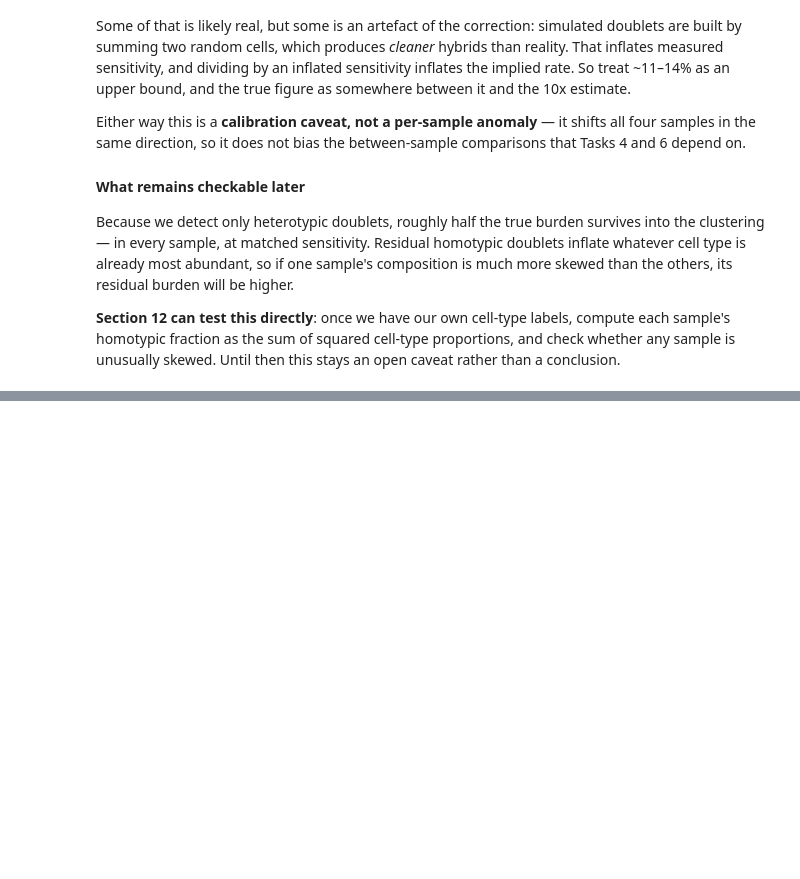
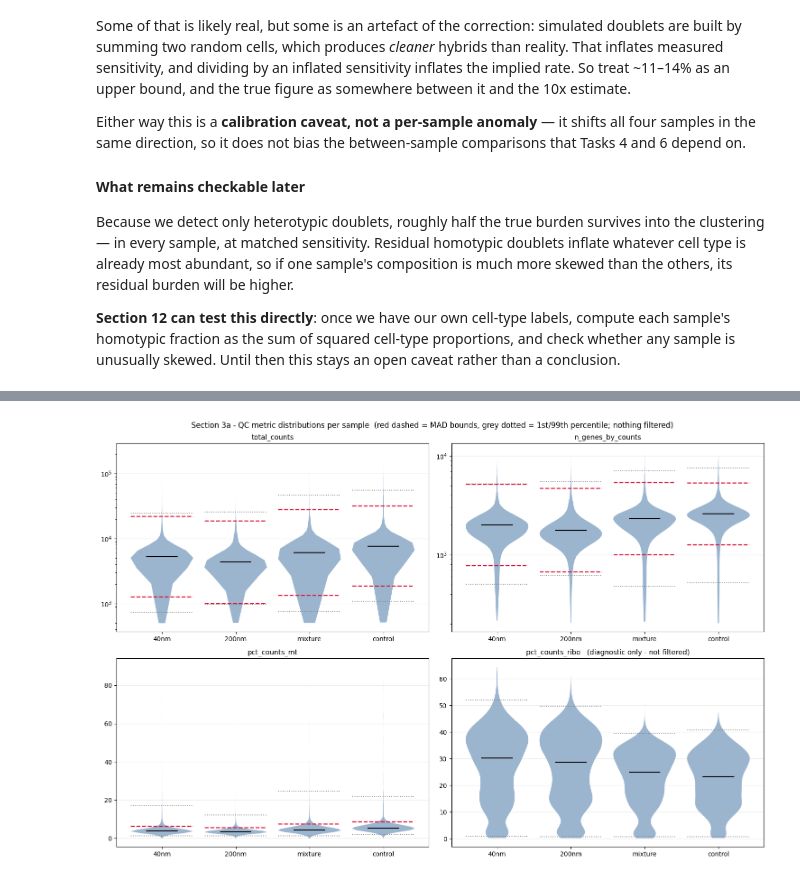
Before and after one commit to paunovicaleksa/GI, a Jupyter notebook: nanoplastics_pipeline.ipynb, the cells around one changed output, grey strips where cells are left out. Cells and saved outputs as stored; diff of their text form; code cells hidden in the pictures; blank space fills up the shorter version.

```diff
--- a/nanoplastics_pipeline.ipynb
+++ b/nanoplastics_pipeline.ipynb
@@ -672,0 +1035,63 @@ print('\nSection 2 complete: doublets scored, thresholded per sample, and remove
+# %%
+# Distribution plots - one panel per metric, four violins per panel (one per sample),
+# so cross-sample differences are read directly rather than inferred across figures.
+#
+# Reference lines only. Red dashed = MAD bounds (once METRIC_RULES is filled), grey
+# dotted = 1st/99th percentile. Nothing is filtered by this cell.
+#
+# Depth and genes-detected use a log y-axis: both span orders of magnitude, and on a
+# linear axis the bulk of cells collapses into a line at the bottom while a few
+# high-depth cells stretch the whole panel.
+LABELS = list(adatas)
+
+fig, axes = plt.subplots(2, 2, figsize=(15, 10))
+
+for ax, metric in zip(axes.ravel(), QC_METRICS):
+    series = [adatas[l].obs[metric].to_numpy() for l in LABELS]
+    parts = ax.violinplot(series, positions=range(len(LABELS)),
+                          showmedians=True, showextrema=False, widths=0.85)
+    for body in parts['bodies']:
+        body.set_facecolor('#4C78A8')
+        body.set_alpha(0.55)
+    parts['cmedians'].set_color('black')
+
+    rule_col = RULE_METRIC[metric]
+    for i, label in enumerate(LABELS):
+        obs = adatas[label].obs
+
+        # Percentile reference, drawn on the metric's own scale.
+        for q in PERCENTILE_BOUNDS:
+            ax.hlines(obs[metric].quantile(q), i - 0.42, i + 0.42,
+                      color='grey', ls=':', lw=1.3, zorder=3)
+
+        # MAD reference. Rules for depth and genes are evaluated on log1p values, so
+        # the bound has to be mapped back with expm1 before it can be drawn on the raw
+        # axis - otherwise the line lands in completely the wrong place.
+        if rule_col is None:
+            continue
+        nmads, side = METRIC_RULES[rule_col]
+        if nmads is None:
+            continue
+        lower, upper = mad_bounds(obs[rule_col], nmads, side)
+        for bound in (lower, upper):
+            if bound is None:
+                continue
+            drawn = np.expm1(bound) if rule_col.startswith('log1p_') else bound
+            ax.hlines(drawn, i - 0.42, i + 0.42,
+                      color='crimson', ls='--', lw=1.7, zorder=4)
+
+    if metric in ('total_counts', 'n_genes_by_counts'):
+        ax.set_yscale('log')
+    ax.set_xticks(range(len(LABELS)))
+    ax.set_xticklabels(LABELS)
+    ax.set_title(metric + ('   (diagnostic only - not filtered)'
+                           if metric == 'pct_counts_ribo' else ''), fontsize=11)
+    ax.grid(axis='y', alpha=0.25)
+
+fig.suptitle('Section 3a - QC metric distributions per sample  '
+             '(red dashed = MAD bounds, grey dotted = 1st/99th percentile; '
+             'nothing filtered)', fontsize=12)
+fig.tight_layout()
+plt.show()
+# %% [output]
+[figure, added]
```
Also changed, not shown: parts of 22 cells of this notebook, 2 other files.
